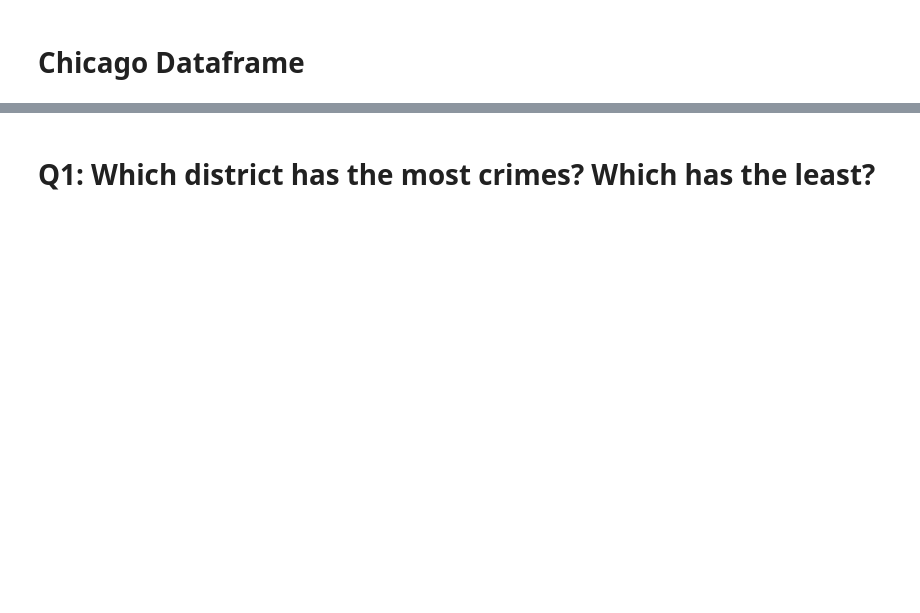
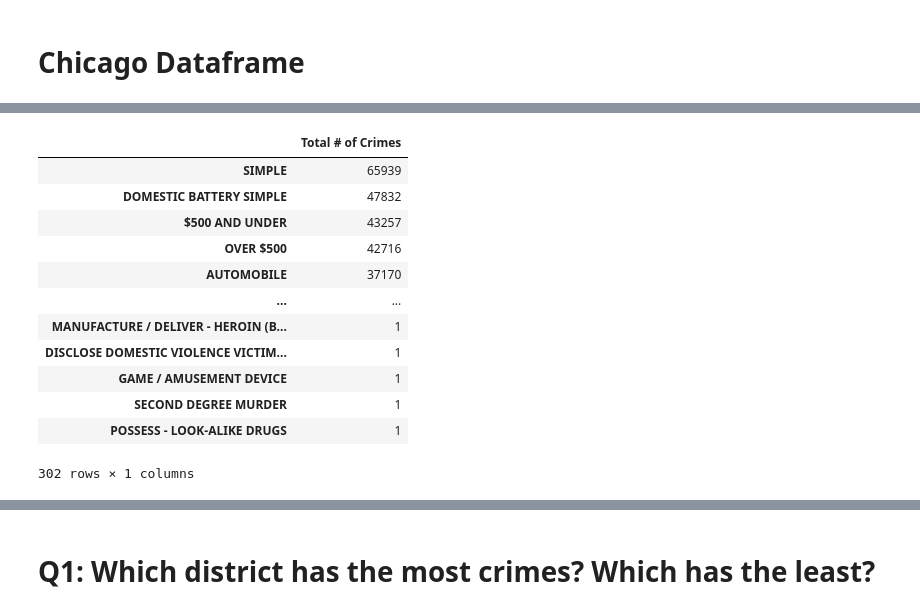
Before and after one commit to CaillahR/Chicago-Crime-Data, a Jupyter notebook: Part 1.ipynb, the cells around one changed output, grey strips where cells are left out. Drawn from its saved outputs; the diff is of its cells as text; code cells hidden in the pictures; blank space fills up the shorter version.

```diff
--- a/Part 1.ipynb
+++ b/Part 1.ipynb
@@ -56,0 +148,18 @@ holiday_df
+# %%
+## Inspect the value_counts for the different types of crimes
+crime_counts = chicago_df['Description'].value_counts().to_frame('Total # of Crimes')
+crime_counts
+# %% [output]
+|  | Total # of Crimes |
+| SIMPLE | 65939 |
+| DOMESTIC BATTERY SIMPLE | 47832 |
+| $500 AND UNDER | 43257 |
+| OVER $500 | 42716 |
+| AUTOMOBILE | 37170 |
+| ... | ... |
+| MANUFACTURE / DELIVER - HEROIN (B... | 1 |
+| DISCLOSE DOMESTIC VIOLENCE VICTIM... | 1 |
+| GAME / AMUSEMENT DEVICE | 1 |
+| SECOND DEGREE MURDER | 1 |
+| POSSESS - LOOK-ALIKE DRUGS | 1 |
+302 rows × 1 columns
```
Also changed, not shown: parts of 53 cells of this notebook, 23 other files.
